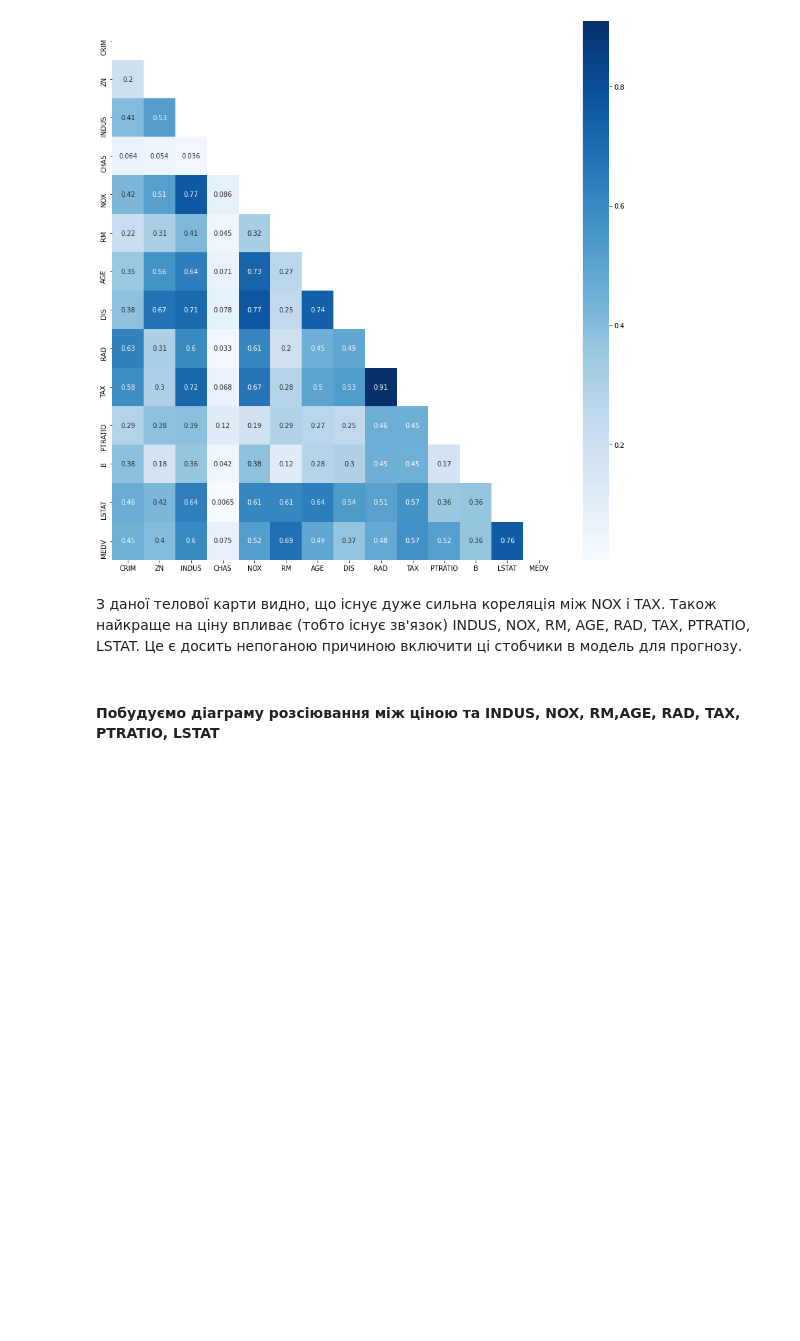
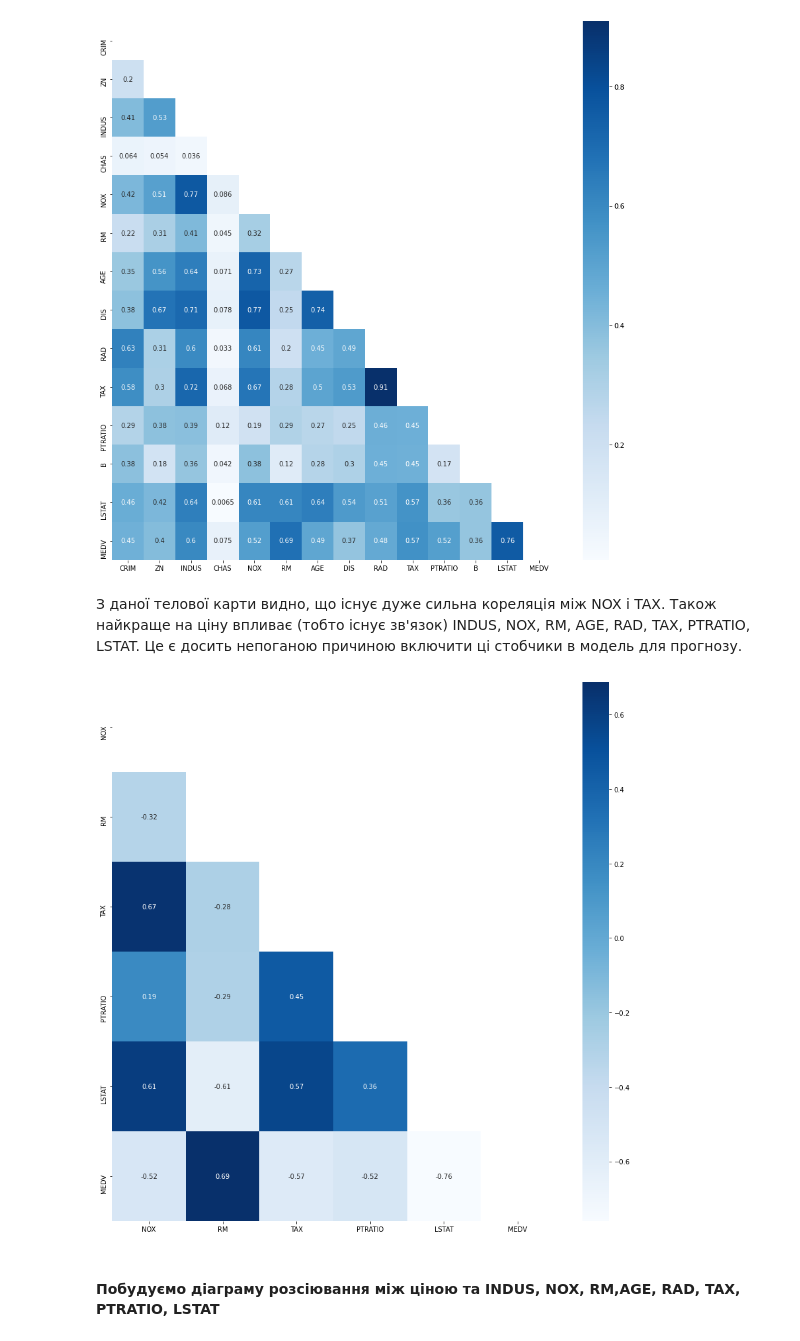
Before and after one commit to AntonShchur/KPI_LABS, a Jupyter notebook: Data Analysis/CourseLab/BOSTON.ipynb, the cells around one changed output. Saved outputs shown, nothing was run; the diff lists cells and outputs as text; code cells hidden in the pictures; blank space fills up the shorter version.

```diff
--- a/Data Analysis/CourseLab/BOSTON.ipynb
+++ b/Data Analysis/CourseLab/BOSTON.ipynb
@@ -154,6 +152,15 @@ plt.show()
 [figure]
 # %% [markdown]
 З даної телової карти видно, що існує дуже сильна кореляція між NOX і TAX. Також найкраще на ціну впливає (тобто існує зв'язок) INDUS, NOX, RM, AGE, RAD, TAX, PTRATIO, LSTAT. Це є досить непоганою причиною включити ці стобчики в модель для прогнозу.
+# %%
+data = df[['NOX','RM','TAX','PTRATIO','LSTAT','MEDV']]
+mask = np.triu(data.corr())
+corr = data.corr()
+fig, ax = plt.subplots(figsize=(15,15))
+sb.heatmap(corr, cmap='Blues',annot=True,mask=mask)
+plt.show()
+# %% [output]
+[figure, added]
 # %% [markdown]
 #### Побудуємо діаграму розсіювання між ціною та INDUS, NOX, RM,AGE, RAD, TAX, PTRATIO, LSTAT
 # %%
```
Also changed, not shown: parts of 28 cells of this notebook.
